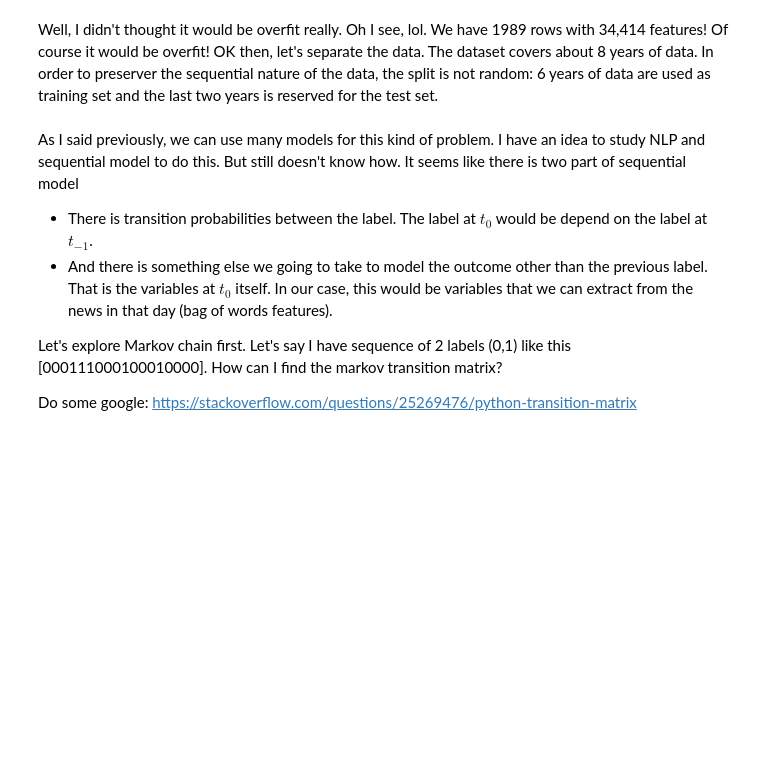
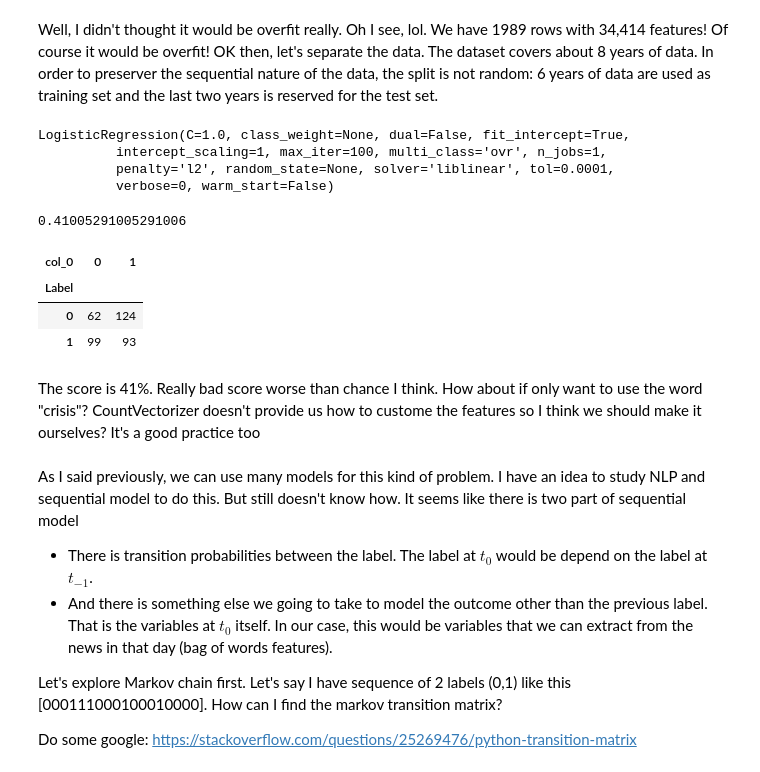
Before and after one commit to philogynic/notebooks, a Jupyter notebook: StockNLP.ipynb, the cells around one changed output. Saved outputs shown, nothing was run; the diff lists cells and outputs as text; code cells hidden in the pictures; blank space fills up the shorter version.

```diff
--- a/StockNLP.ipynb
+++ b/StockNLP.ipynb
@@ -443,9 +443,35 @@ test = df[df['Date'] > '2014-12-31']
 trainHL = []
 for i in range(train.shape[0]):
     trainHL.append(' '.join(str(x) for x in train.iloc[i,2:27]))
+
+testHL = []
+for i in range(test.shape[0]):
+    testHL.append(' '.join(str(x) for x in test.iloc[i, 2:27]))
 # %%
-trainVectorizer = CountVectorizer(stop_words='english')
-train_cwm = trainVectorizer.fit_transform(trainHL)
+Vectorizer = CountVectorizer(stop_words='english')
+train_bow = Vectorizer.fit_transform(trainHL)
+test_bow = Vectorizer.transform(testHL)
+# %%
+model = LogisticRegression()
+model.fit(train_bow, train['Label'])
+# %% [output]
+LogisticRegression(C=1.0, class_weight=None, dual=False, fit_intercept=True,
+          intercept_scaling=1, max_iter=100, multi_class='ovr', n_jobs=1,
+          penalty='l2', random_state=None, solver='liblinear', tol=0.0001,
+          verbose=0, warm_start=False)
+# %%
+model.score(test_bow, test['Label'])
+# %% [output]
+0.41005291005291006
+# %%
+pd.crosstab(test['Label'], model.predict(test_bow))
+# %% [output]
+| col_0 | 0 | 1 |
+| Label |  |  |
+| 0 | 62 | 124 |
+| 1 | 99 | 93 |
+# %% [markdown]
+The score is 41%. Really bad score worse than chance I think. How about if only want to use the word "crisis"? CountVectorizer doesn't provide us how to custome the features so I think we should make it ourselves? It's a good practice too
 # %% [markdown]
 As I said previously, we can use many models for this kind of problem. I have an idea to study NLP and sequential model to do this. But still doesn't know how. It seems like there is two part of sequential model
 - There is transition probabilities between the label. The label at $t_0$ would be depend on the label at $t_{-1}$.
```
Also changed, not shown: 1 other file.
